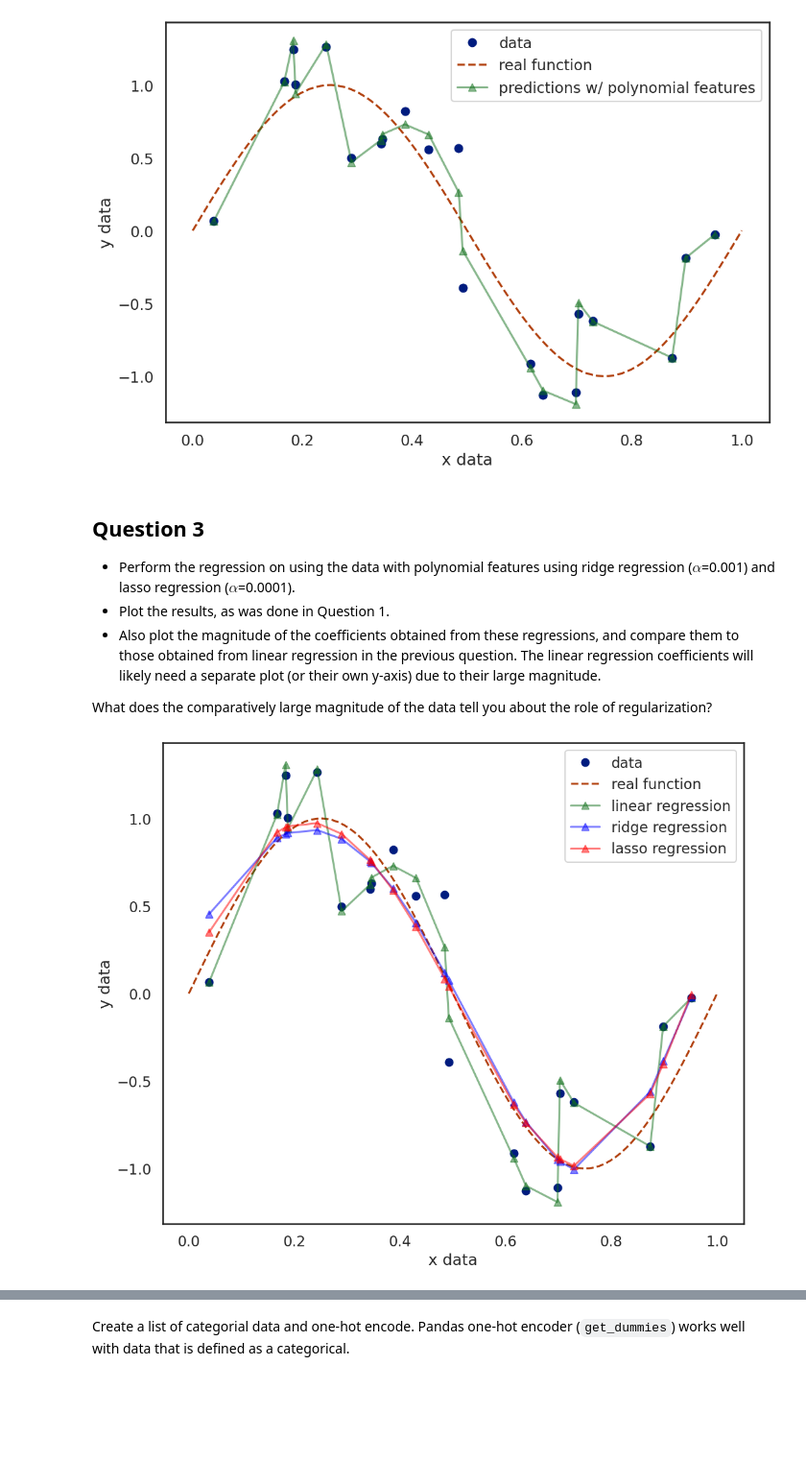
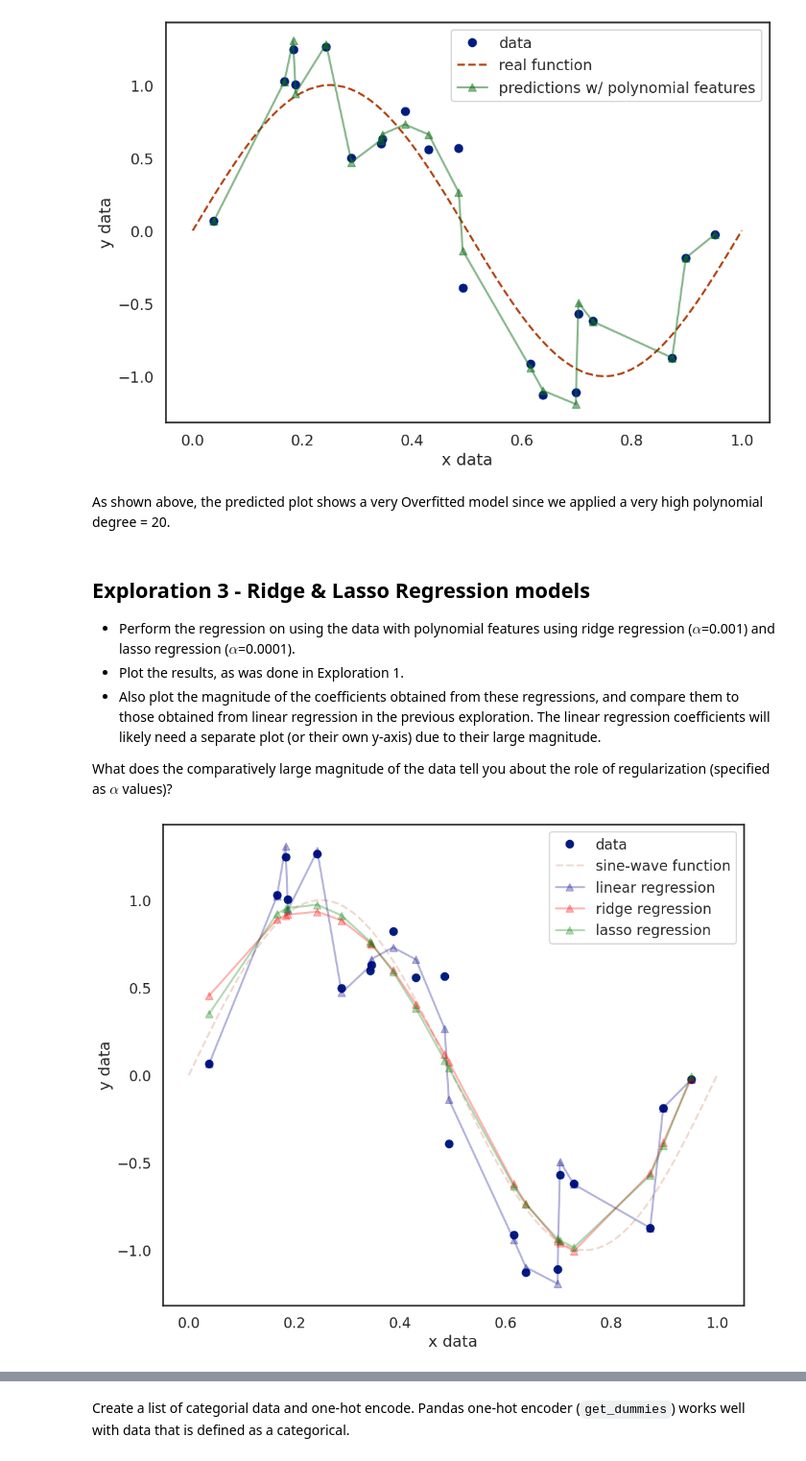
Before and after one commit to batspike/ML-Projects-and-Tutorials, a Jupyter notebook: IBM_Machine_Learning/02_SupervisedMachineLearning_Regression/Module4_DemoLab_PolynomialFeaturesAndRegularization.ipynb, the cells around one changed output, grey strips where cells are left out. Shown at 96% size. Drawn from its saved outputs; the diff is of its cells as text; code cells hidden in the pictures; blank space fills up the shorter version.

```diff
--- a/IBM_Machine_Learning/02_SupervisedMachineLearning_Regression/Module4_DemoLab_PolynomialFeaturesAndRegularization.ipynb
+++ b/IBM_Machine_Learning/02_SupervisedMachineLearning_Regression/Module4_DemoLab_PolynomialFeaturesAndRegularization.ipynb
@@ -76,45 +85,47 @@ ax = plt.gca()
 ax.set(xlabel='x data', ylabel='y data');
 # %% [output]
 [figure]
+# %% [markdown]
+As shown above, the predicted plot shows a very Overfitted model since we applied a very high polynomial degree = 20.
 # %% [markdown]
-## Question 3
+## Exploration 3 - Ridge & Lasso Regression models
 
 *   Perform the regression on using the data with polynomial features using ridge regression ($\alpha$=0.001) and lasso regression ($\alpha$=0.0001).
-*   Plot the results, as was done in Question 1.
-*   Also plot the magnitude of the coefficients obtained from these regressions, and compare them to those obtained from linear regression in the previous question. The linear regression coefficients will likely need a separate plot (or their own y-axis) due to their large magnitude.
+*   Plot the results, as was done in Exploration 1.
+*   Also plot the magnitude of the coefficients obtained from these regressions, and compare them to those obtained from linear regression in the previous exploration. The linear regression coefficients will likely need a separate plot (or their own y-axis) due to their large magnitude.
 
-What does the comparatively large magnitude of the data tell you about the role of regularization?
+What does the comparatively large magnitude of the data tell you about the role of regularization (specified as $\alpha$ values)?
 # %%
 # Mute the sklearn warning about regularization
 import warnings
 warnings.filterwarnings('ignore', module='sklearn')
 
 from sklearn.linear_model import Ridge, Lasso
 
 # The ridge regression model
 rr = Ridge(alpha=0.001)
 rr = rr.fit(X_poly, Y_data)
 Y_pred_rr = rr.predict(X_poly)
 
 # The lasso regression model
 lassor = Lasso(alpha=0.0001)
 lassor = lassor.fit(X_poly, Y_data)
 Y_pred_lr = lassor.predict(X_poly)
 
 # The plot of the predicted values
 plt.figure(figsize=(12,10))
-plt.plot(X_data, Y_data, marker='o', ls='', label='data')
-plt.plot(X_real, Y_real, ls='--', label='real function')
-plt.plot(X_data, Y_pred, label='linear regression', marker='^', alpha=.5)
-plt.plot(X_data, Y_pred_rr, label='ridge regression', marker='^', alpha=.5, color='blue')
-plt.plot(X_data, Y_pred_lr, label='lasso regression', marker='^', alpha=.5, color='red')
+plt.plot(X_data, Y_data, marker='o', ls='', label='data') # data points as per previous step
+plt.plot(X_real, Y_real, ls='--', label='sine-wave function', alpha=0.2)  # sine-wave line as per previous step
+plt.plot(X_data, Y_pred,    label='linear regression', marker='^', alpha=.3, color='darkblue') # predicted line with high polynomial features as per previous step
+plt.plot(X_data, Y_pred_rr, label='ridge regression',  marker='^', alpha=.3, color='red') # ridge predicted line with regularization
+plt.plot(X_data, Y_pred_lr, label='lasso regression',  marker='^', alpha=.3, color='green')  # lasso predicted line with regularization
 
 plt.legend()
 
 ax = plt.gca()
 ax.set(xlabel='x data', ylabel='y data');
 # %% [output]
-[figure, old version]
+[figure, new version]
 # %%
 # let's look at the absolute value of coefficients for each model
 
```
Also changed, not shown: parts of 33 cells of this notebook, 1 other file.
